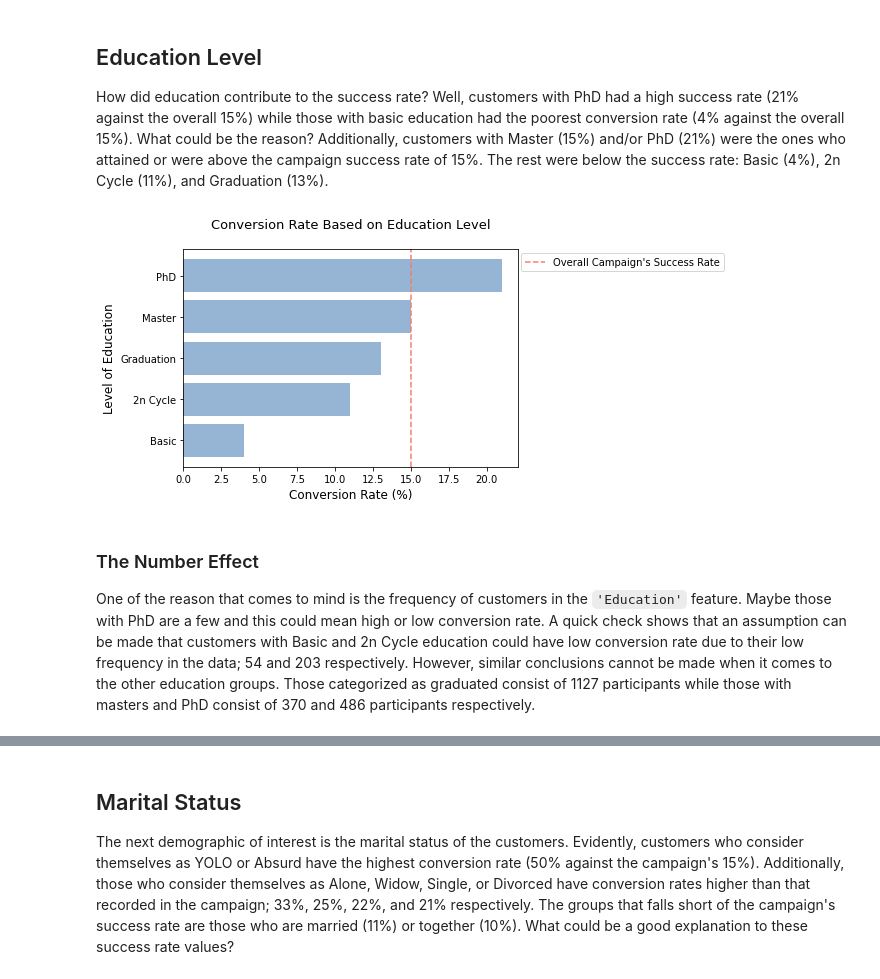
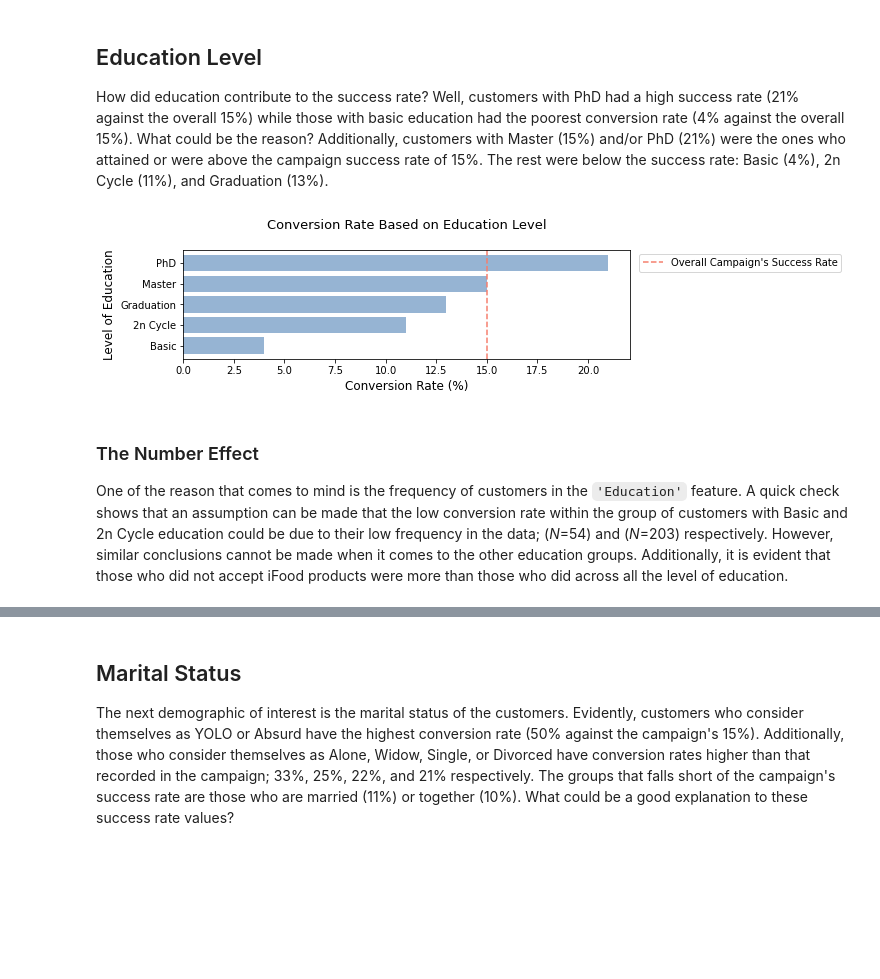
Before and after one commit to Demiga-g/iFood-Marketing-Analysis, a Jupyter notebook: iFood Marketing Analysis.ipynb, the cells around one changed output, grey strips where cells are left out. Saved outputs shown, nothing was run; the diff lists cells and outputs as text; code cells hidden in the pictures; blank space fills up the shorter version.

```diff
--- a/iFood Marketing Analysis.ipynb
+++ b/iFood Marketing Analysis.ipynb
@@ -155,23 +166,24 @@ def explain_plot(df, x, y):
 
 How did education contribute to the success rate? Well, customers with PhD had a high success rate (21% against the overall 15%) while those with basic education had the poorest conversion rate (4% against the overall 15%). What could be the reason? Additionally, customers with Master (15%) and/or PhD (21%) were the ones who attained or were above the campaign success rate of 15%. The rest were below the success rate: Basic (4%), 2n Cycle (11%), and Graduation (13%).
 # %%
+plt.figure(figsize=(8, 2))
 edu_conv_rate = (conversion_rate('Education', df=ifood)
                  .sort_values())
 
 plt.barh(edu_conv_rate.index,
         edu_conv_rate,
         color='#2f6aa8',
         alpha=0.5)
 plt.axvline(x=15, color='#f67e6d', linestyle='--',
             label="Overall Campaign's Success Rate")
 
-plt.legend(loc=(1.01, 0.9))
+plt.legend(loc=(1.02, 0.8))
 plt.ylabel('Level of Education', size=12)
 plt.xlabel('Conversion Rate (%)', size=12)
 plt.title('Conversion Rate Based on Education Level\n', size=13);
 # %% [output]
-[figure, old version]
+[figure, new version]
 # %% [markdown]
 ### The Number Effect
 
-One of the reason that comes to mind is the frequency of customers in the `'Education'` feature. Maybe those with PhD are a few and this could mean high or low conversion rate. A quick check shows that an assumption can be made that customers with Basic and 2n Cycle education could have low conversion rate due to their low frequency in the data; 54 and 203 respectively. However, similar conclusions cannot be made when it comes to the other education groups. Those categorized as graduated consist of 1127 participants while those with masters and PhD consist of 370 and 486 participants respectively.
+One of the reason that comes to mind is the frequency of customers in the `'Education'` feature. A quick check shows that an assumption can be made that the low conversion rate within the group of customers with Basic and 2n Cycle education could be due to their low frequency in the data; (*N*=54) and (*N*=203) respectively. However, similar conclusions cannot be made when it comes to the other education groups. Additionally, it is evident that those who did not accept iFood products were more than those who did across all the level of education.
```
Also changed, not shown: parts of 71 cells of this notebook.
